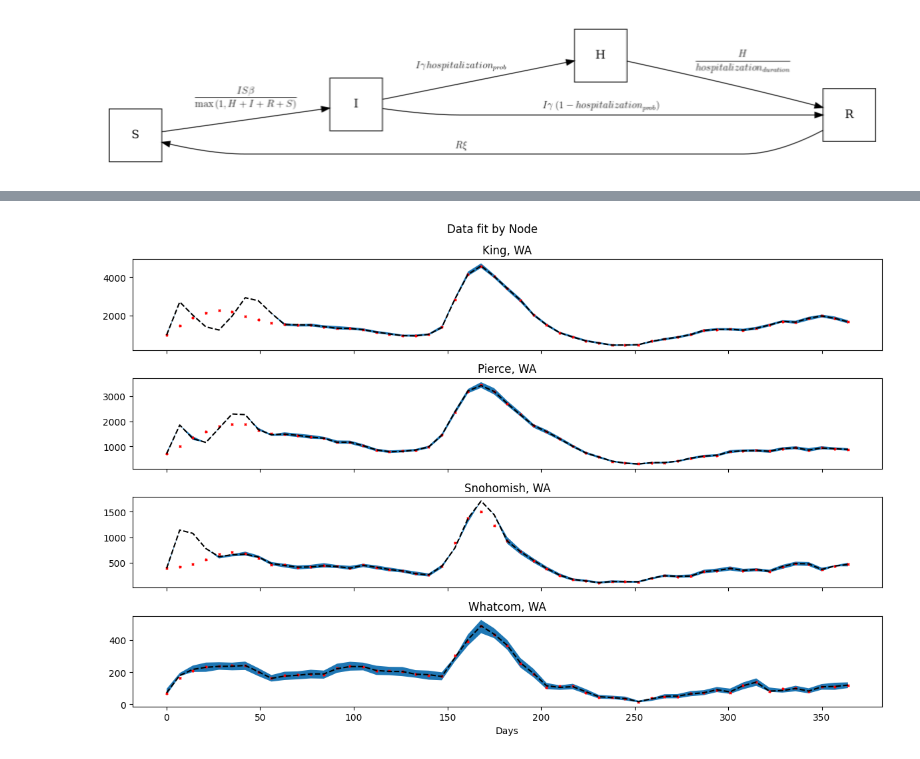
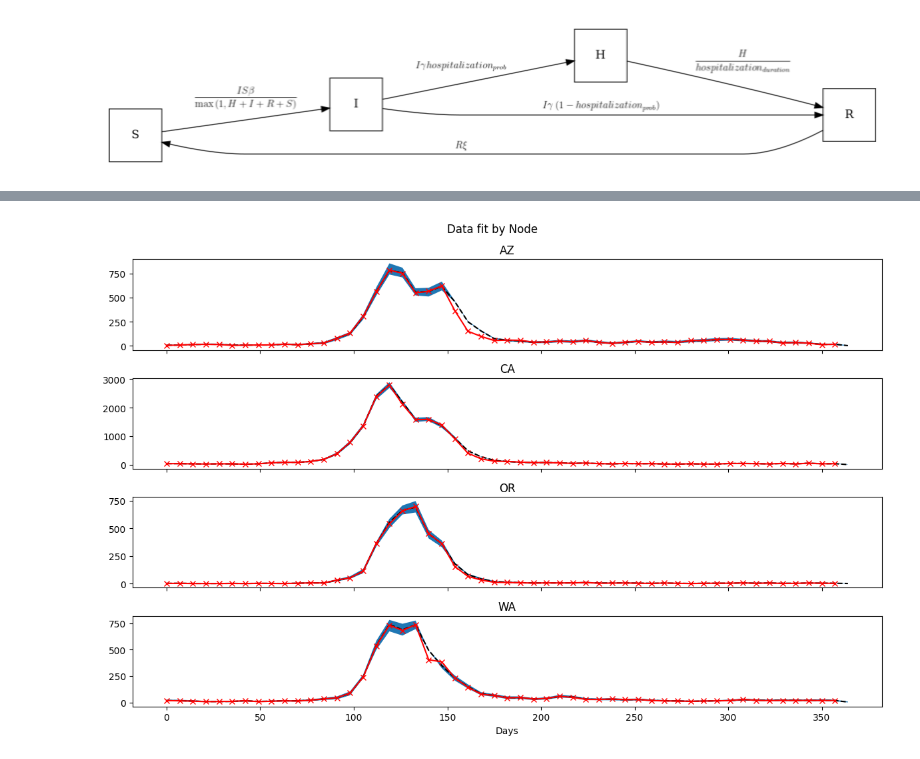
Before and after one commit to NAU-CCL/Epymorph, a Jupyter notebook: pf_vignettes/real_data.ipynb, the cells around one changed output, grey strips where cells are left out. Saved outputs shown, nothing was run; the diff lists cells and outputs as text; code cells hidden in the pictures.

```diff
--- a/pf_vignettes/real_data.ipynb
+++ b/pf_vignettes/real_data.ipynb
@@ -34,18 +34,13 @@ from epymorph.forecasting.pipeline import (
 )
 # %%
 rng = np.random.default_rng(0)
-time_frame = TimeFrame.rangex("2021-08-01", "2022-08-01")
-scope = CountyScope.in_counties(["King, WA","Pierce, WA","Snohomish, WA","Whatcom, WA"], year=2019)
+time_frame = TimeFrame.rangex("2022-08-01", "2023-08-01")
+scope = StateScope.in_states(["WA","CA","OR","AZ"], year=2019)
 
-'''Weekly facility level Hospitalization numbers'''
-cdc_adrio = cdc.COVIDFacilityHospitalization(
-    age_group="both",  # or "adult", or "pediatric"
-    fix_redacted=RandomFix.from_range(1, 3),
-    fix_missing=0,
+cdc_adrio = cdc.InfluenzaStateHospitalization(
 ).with_context(
     time_frame=time_frame,
-    scope= scope,
-    rng = rng
+    scope= scope
 )
 
 real_data_result = cdc_adrio.inspect().result
@@ -53,9 +48,9 @@ real_data_result = cdc_adrio.inspect().result
 real_data = real_data_result["value"]
 real_data_dates = real_data_result["date"][:, 0]
 
-plt.title('COVID Hospitalizations by State')
+plt.title('State Influenza Hospitalization Admissions')
 for node in range(real_data.shape[1]):
-    plt.plot(real_data_dates,real_data[:,node],label = scope.labels[node])
+    plt.scatter(real_data_dates,real_data[:,node],label = scope.labels[node],marker = 'x')
 plt.legend()
 plt.show()
 # %% [output]
@@ -69,17 +64,17 @@ pf_rume = SingleStrataRUME.build(
     # Describe the geographic scope of our simulation:
     scope=scope,
     # Create a SingleLocation initializer
-    init=init.RandomLocationsAndRandomSeed(scope.nodes,100_000),
+    init=init.RandomLocationsAndRandomSeed(scope.nodes,10_000),
     # Set the time-frame to simulate
     time_frame=time_frame,
     # Provide model parameter values
     params={
         "beta": ExponentialTransform("log_beta"),
-        "gamma":1/5,
+        "gamma":1/7,
         "xi":1/90,
         "phi":10,
-        "hospitalization_duration": 5.0,
-        "hospitalization_prob": 0.15,
+        "hospitalization_duration": 2.5,
+        "hospitalization_prob": 200/100_000,
         # Geographic data can be loaded using ADRIOs
         "centroid": us_tiger.InternalPoint(),
         "population": acs5.Population()
@@ -91,8 +86,8 @@ pf_rume.ipm.diagram()
 [figure]
 # %%
 log_beta_damping = 1 / 35
-log_beta_mean = np.log(0.22)
-log_beta_standard_deviation = 0.30
+log_beta_mean = np.log(0.2)
+log_beta_standard_deviation = 0.50
 initial_log_beta = np.log(0.2)
 
 num_realizations = 100
@@ -101,8 +96,8 @@ my_observations = Observations(
     source=cdc_adrio,
     model_link=ModelLink(
         geo=pf_rume.scope.select.all(),
-        time=pf_rume.time_frame.select.all().group("week").agg(),
-        quantity=pf_rume.ipm.select.compartments("H"),
+        time=pf_rume.time_frame.select.all().agg(),
+        quantity=pf_rume.ipm.select.events("I->H"),
     ),
     likelihood=Poisson(),
 )
@@ -163,23 +142,23 @@ real_data_dates = real_data_result["date"][:, 0]
 # %%
 import matplotlib.pyplot as plt
 
 t_range = np.arange(pf_rume.time_frame.duration_days,step = 7)
 
 fig,ax = plt.subplots(4,figsize = (12,8),sharex=True)
 
 plt.suptitle('Data fit by Node')
 for node in range(pf_rume.scope.nodes):
         upper = np.percentile(particle_filter_output.posterior_values[:,:,node,:],97.5,axis = 1)[:,0]
         lower = np.percentile(particle_filter_output.posterior_values[:,:,node,:],2.5,axis = 1)[:,0]
         data_mean = np.mean((particle_filter_output.posterior_values[:,:,node,:]),axis = 1)
         ax[node].set_title(f'{pf_rume.scope.labels[node]}')
         ax[node].plot(t_range,data_mean,'--',label = 'mean',color = 'black')
         ax[node].fill_between(t_range,lower,upper)
-        ax[node].scatter(t_range,real_data[:,node],marker = 'x',color = 'red',s= 5)
+        ax[node].plot(t_range[:-1],real_data[:,node],marker = 'x',color = 'red')
 ax[-1].set_xlabel('Days')
 fig.tight_layout()
 # %% [output]
-[figure, old version]
+[figure, new version]
 # %%
 fig,ax = plt.subplots(4,figsize = (12,8),sharex=True)
 
```
Also changed, not shown: parts of 7 cells of this notebook, 25 other files.
